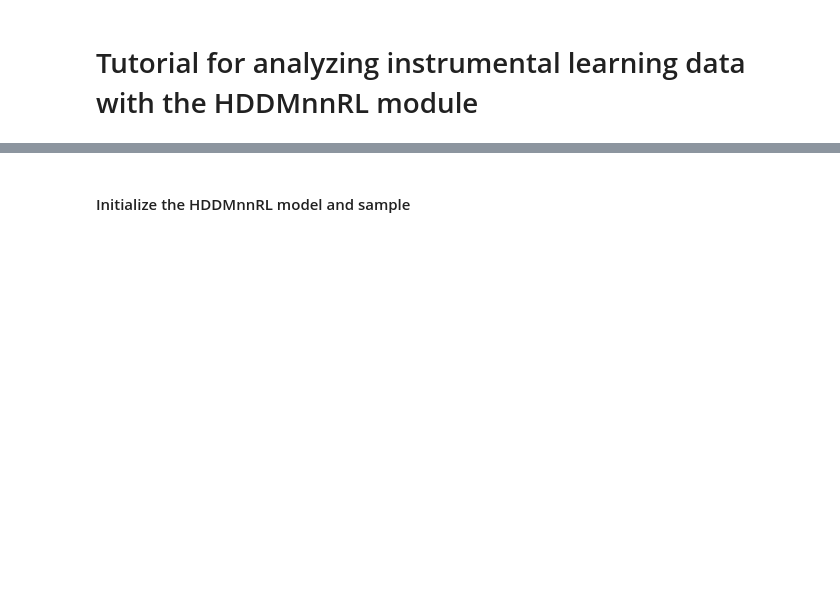
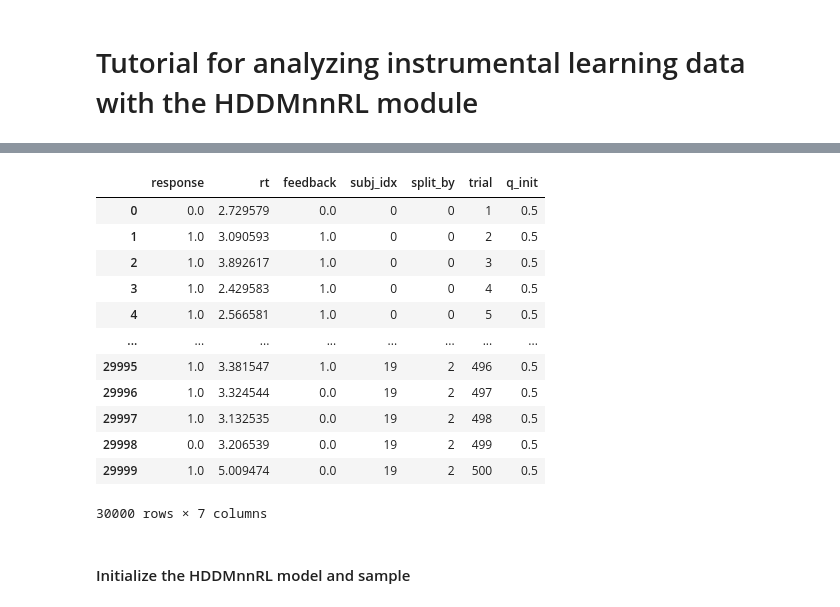
Before and after one commit to hddm-devs/hddm, a Jupyter notebook: hddm/examples/demo_HDDMnnRL/demo_HDDMnnRL.ipynb, the cells around one changed output, grey strips where cells are left out. Drawn from its saved outputs; the diff is of its cells as text; code cells hidden in the pictures; blank space fills up the shorter version.

```diff
--- a/hddm/examples/demo_HDDMnnRL/demo_HDDMnnRL.ipynb
+++ b/hddm/examples/demo_HDDMnnRL/demo_HDDMnnRL.ipynb
@@ -19,4 +18,20 @@ import pandas as pd
 data = pd.read_csv('rlssm_data.csv')
+# %%
+data
+# %% [output]
+|  | response | rt | feedback | subj_idx | split_by | trial | q_init |
+| 0 | 0.0 | 2.729579 | 0.0 | 0 | 0 | 1 | 0.5 |
+| 1 | 1.0 | 3.090593 | 1.0 | 0 | 0 | 2 | 0.5 |
+| 2 | 1.0 | 3.892617 | 1.0 | 0 | 0 | 3 | 0.5 |
+| 3 | 1.0 | 2.429583 | 1.0 | 0 | 0 | 4 | 0.5 |
+| 4 | 1.0 | 2.566581 | 1.0 | 0 | 0 | 5 | 0.5 |
+| ... | ... | ... | ... | ... | ... | ... | ... |
+| 29995 | 1.0 | 3.381547 | 1.0 | 19 | 2 | 496 | 0.5 |
+| 29996 | 1.0 | 3.324544 | 0.0 | 19 | 2 | 497 | 0.5 |
+| 29997 | 1.0 | 3.132535 | 0.0 | 19 | 2 | 498 | 0.5 |
+| 29998 | 0.0 | 3.206539 | 0.0 | 19 | 2 | 499 | 0.5 |
+| 29999 | 1.0 | 5.009474 | 0.0 | 19 | 2 | 500 | 0.5 |
+30000 rows × 7 columns
 # %% [markdown]
 #### Initialize the HDDMnnRL model and sample
 # %%
```
Also changed, not shown: parts of 13 cells of this notebook, 12 other files.
